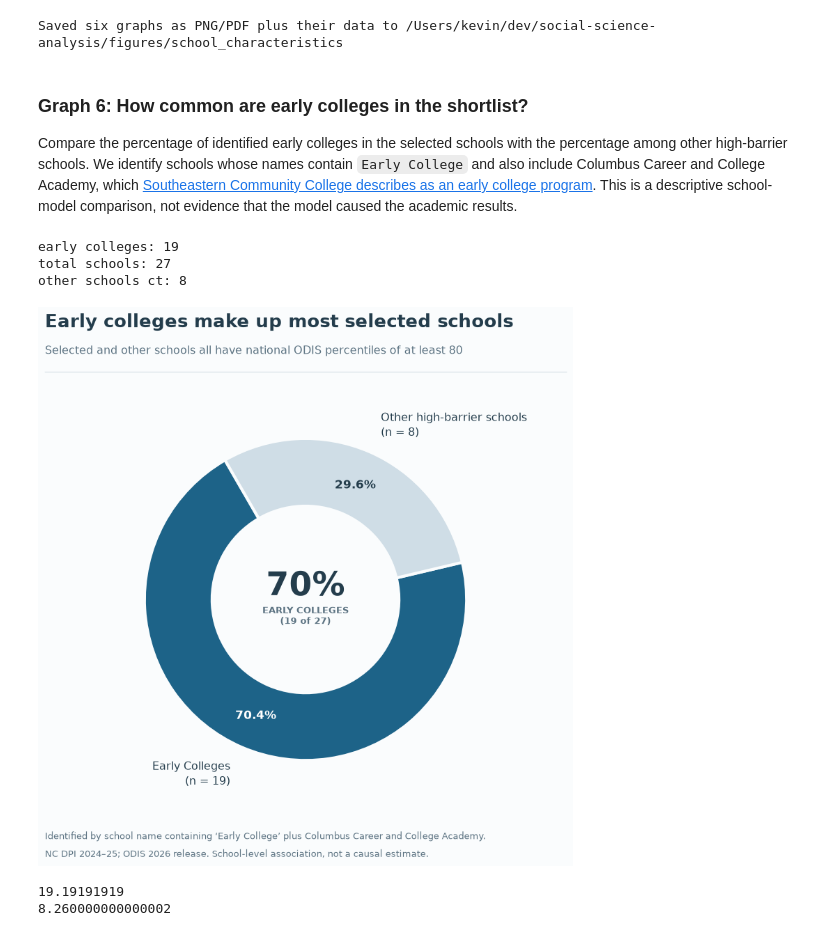
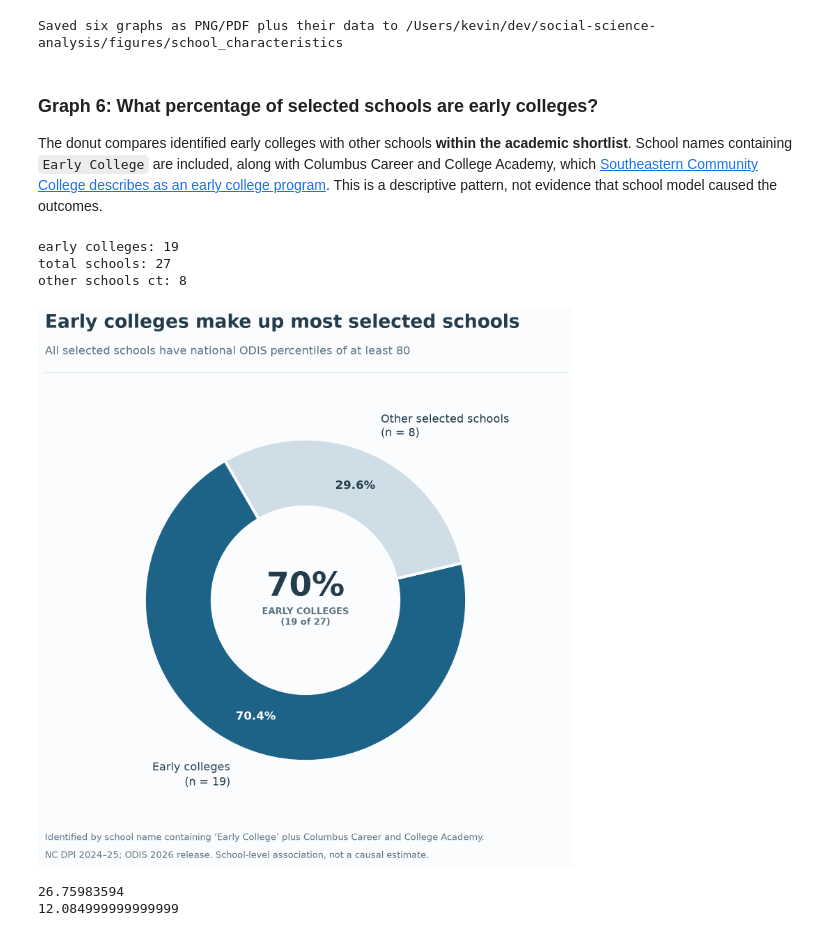
Before and after one commit to k1ngkevin/carolina-data-challenge-26, a Jupyter notebook: main.ipynb, the cells around one changed output. Drawn from its saved outputs; the diff is of its cells as text; code cells hidden in the pictures.

```diff
--- a/main.ipynb
+++ b/main.ipynb
@@ -1108,10 +1101,11 @@ Other high-barrier schools    53
 [figure]
 Saved six graphs as PNG/PDF plus their data to /Users/kevin/dev/social-science-analysis/figures/school_characteristics
 # %% [markdown]
-### Graph 6: How common are early colleges in the shortlist?
+### Graph 6: What percentage of selected schools are early colleges?
 
-Compare the percentage of identified early colleges in the selected schools with the percentage among other high-barrier schools. We identify schools whose names contain `Early College` and also include Columbus Career and College Academy, which [Southeastern Community College describes as an early college program](https://sccnc.edu/areas-of-study/high-school-programs/). This is a descriptive school-model comparison, not evidence that the model caused the academic results.
+The donut compares identified early colleges with other schools **within the academic shortlist**. School names containing `Early College` are included, along with Columbus Career and College Academy, which [Southeastern Community College describes as an early college program](https://sccnc.edu/areas-of-study/high-school-programs/). This is a descriptive pattern, not evidence that school model caused the outcomes.
 # %%
+# code written by chatgpt
 school_model_df = characteristics_df[["agency_code", "Name", "County", "comparison_group"]].copy()
 school_model_df = school_model_df[school_model_df["comparison_group"] == "Selected schools"]
 
@@ -1137,7 +1131,7 @@ print(f"early colleges: {early_college_count}")
 print(f"total schools: {total_schools}")
 print(f"other schools ct: {other_schools_count}")
 
-categories = ["Early Colleges", "Other high-barrier schools"]
+categories = ["Early colleges", "Other selected schools"]
 values = [early_college_count, other_schools_count]
 pct_early = (early_college_count / total_schools) * 100
 
@@ -1194,36 +1188,37 @@ ax.text(
 fig.text(0.06, 0.94, "Early colleges make up most selected schools",
          fontsize=19, fontweight="bold", color=text_dark)
 
-fig.text(0.06, 0.895, "Selected and other schools all have national ODIS percentiles of at least 80",
+fig.text(0.06, 0.895, "All selected schools have national ODIS percentiles of at least 80",
          fontsize=11.5, color=text_muted)
 
 fig.add_artist(plt.Line2D([0.06, 0.94], [0.865, 0.865], color="#DCE5EB", linewidth=1))
 
 fig.text(0.06, 0.075, "Identified by school name containing ‘Early College’ plus Columbus Career and College Academy.",
          fontsize=9.5, color=text_muted)
 
 fig.text(0.06, 0.045, "NC DPI 2024–25; ODIS 2026 release. School-level association, not a causal estimate.",
          fontsize=9.5, color=text_muted)
 
 # Layout breathing room
 plt.subplots_adjust(top=0.82, bottom=0.14, left=0.08, right=0.92)
 
+save_characteristic_figure(fig, "06_selected_early_college_share")
 plt.show()
 
 # result = characteristics_df.loc[characteristics_df['Name'].str.contains('Cape Fear', case=False, na=False), ['chronic_absence_pct', 'beginning_teacher_pct']]
-early_indices = school_model_df["identified_early_college"].index
+non_early_indices = school_model_df.index[~school_model_df["identified_early_college"]]
 
 non_early_df = characteristics_df.loc[
-    early_indices,
+    non_early_indices,
     ["Name", "chronic_absence_pct", "beginning_teacher_pct"]
 ]
 
 print(non_early_df["chronic_absence_pct"].median())
 print(non_early_df["beginning_teacher_pct"].median())
 # %% [output]
 early colleges: 19
 total schools: 27
 other schools ct: 8
-[figure, old version]
+[figure, new version]
-19.19191919
-8.260000000000002
+26.75983594
+12.084999999999999
```
Also changed, not shown: parts of 19 cells of this notebook, 1 other file.
